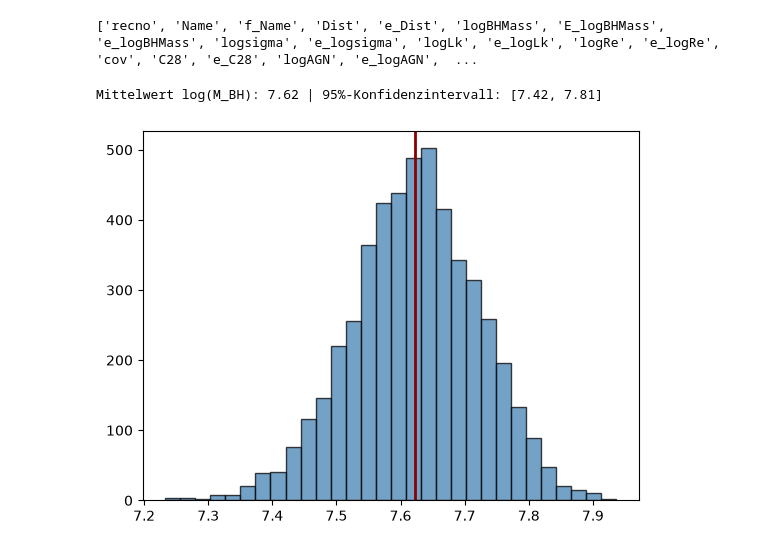
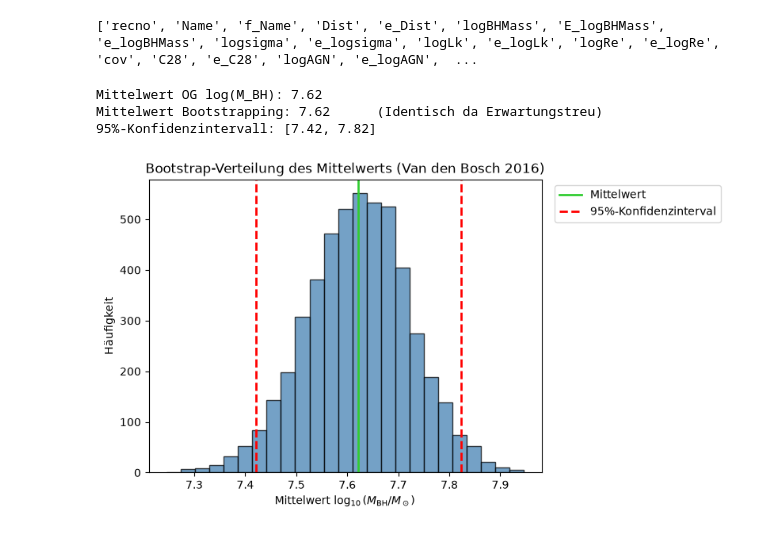
Before and after one commit to Hacker-RuRuRu/Astro_Statistik_Projekt, a Jupyter notebook: T_Inference.ipynb, the cells around one changed output. Saved outputs shown, nothing was run; the diff lists cells and outputs as text; code cells hidden in the pictures.

```diff
--- a/T_Inference.ipynb
+++ b/T_Inference.ipynb
@@ -38,22 +38,25 @@ def bootstrapping_mean(data, anzahl=5000):                           #data = die
     sample = rng.choice(data, size=n, replace=True)                  #neu generiertes sample aus der ziehung mit zurücklegen der ursprungs daten
     sims[i] = np.mean(sample)                                        #trägt für jedes generierte sample den median in das sims array ein
   konfidenz_low, konfidenz_high = np.percentile(sims, [2.5, 97.5])   #berechnet die grenzen für 95% Konfidenzintervall
-  return np.mean(data), konfidenz_low, konfidenz_high, sims
+  return np.mean(data),np.mean(sims), konfidenz_low, konfidenz_high, sims
 # %%
-med_m, low_m, high_m, mbh_sims = bootstrapping_mean(mbh_bosch)
-print(f"Mittelwert log(M_BH): {med_m:.2f} | 95%-Konfidenzintervall: [{low_m:.2f}, {high_m:.2f}]") #:.2f lässt nur 2 kommastellen ausgeben
-plt.hist(
-    mbh_sims,
-    bins=30,
-    color="steelblue",
-    edgecolor="black",
-    alpha=0.75,
-    label="Bootstrap-Mediane",
-)
-plt.axvline(
-    med_m, color="darkred", linewidth=2, label=f"Original-Median = {med_m:.2f}"
-)
+mean_og, mean_sim, low_konf, high_konf, mbh_sims = bootstrapping_mean(mbh_bosch)
+print(f"Mittelwert OG log(M_BH): {mean_og:.2f}\nMittelwert Bootstrapping: {mean_sim:.2f}      (Identisch da Erwartungstreu)\n95%-Konfidenzintervall: [{low_m:.2f}, {high_m:.2f}]") #:.2f lässt nur 2 kommastellen ausgeben
+
+
+plt.hist(mbh_sims, bins=25, color="steelblue", edgecolor="black", alpha=0.75)
+plt.axvline(mean_sim, color="limegreen", linewidth=2, label="Mittelwert")
+plt.axvline(low_konf, color="red", linestyle="--", linewidth=2)
+plt.axvline(high_konf, color="red", linestyle="--", linewidth=2, label="95%-Konfidenzinterval")
+
+plt.xlabel(r"Mittelwert $\log_{10}(M_{\mathrm{BH}} / M_\odot)$")
+plt.ylabel("Häufigkeit")
+plt.title("Bootstrap-Verteilung des Mittelwerts (Van den Bosch 2016)")
+plt.legend(bbox_to_anchor=(1.02, 1), loc="upper left")
+
 plt.show()
 # %% [output]
-Mittelwert log(M_BH): 7.62 | 95%-Konfidenzintervall: [7.42, 7.81]
+Mittelwert OG log(M_BH): 7.62
+Mittelwert Bootstrapping: 7.62      (Identisch da Erwartungstreu)
+95%-Konfidenzintervall: [7.42, 7.82]
-[figure, old version]
+[figure, new version]
```
Also changed, not shown: parts of 1 cell of this notebook.
